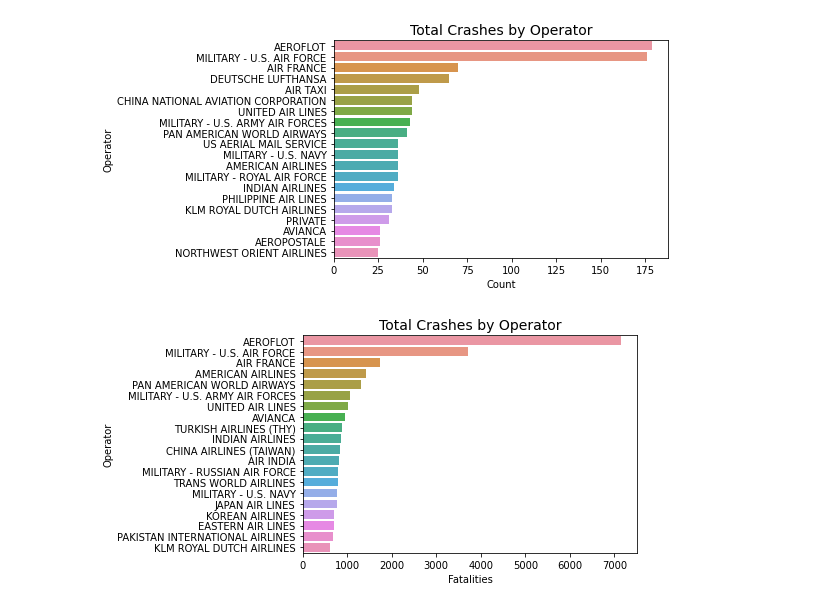
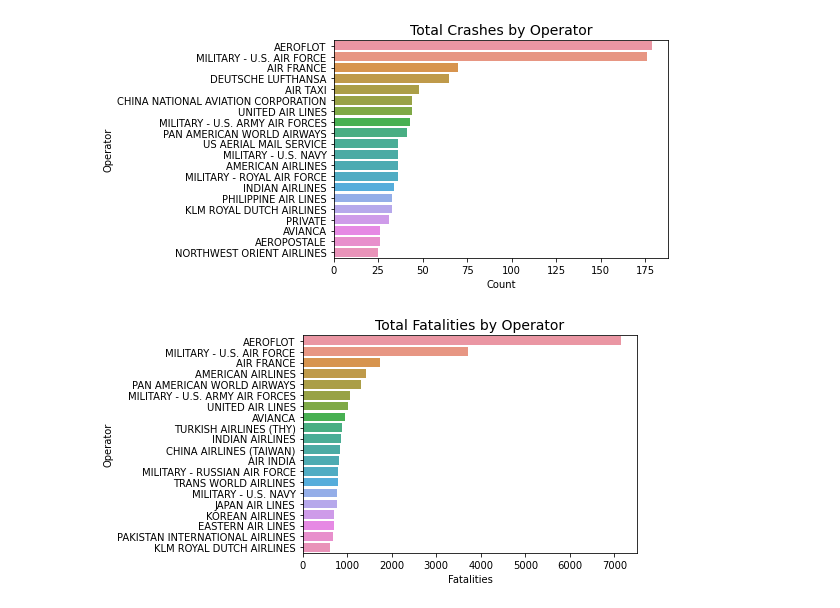
Before and after one commit to Eseose/HSDC-AircraftCrash, a Jupyter notebook: Airplane_crash_sayakcommit.ipynb, the cells around one changed output. Drawn from its saved outputs; the diff is of its cells as text; code cells hidden in the pictures.

```diff
--- a/Airplane_crash_sayakcommit.ipynb
+++ b/Airplane_crash_sayakcommit.ipynb
@@ -266,10 +266,10 @@ plt.show()
 # %%
 op = df.groupby('Operator').sum() ['Fatalities']
 op = op.sort_values(ascending = False)
 op = pd.DataFrame (data = op.head(20))
 
 sns.barplot (y = op.index, x = "Fatalities", data = op, orient='h')
-plt.title('Total Crashes by Operator', loc='Center', fontsize=14)
+plt.title('Total Fatalities by Operator', loc='Center', fontsize=14)
 plt.show()
 # %% [output]
-[figure, old version]
+[figure, new version]
```
